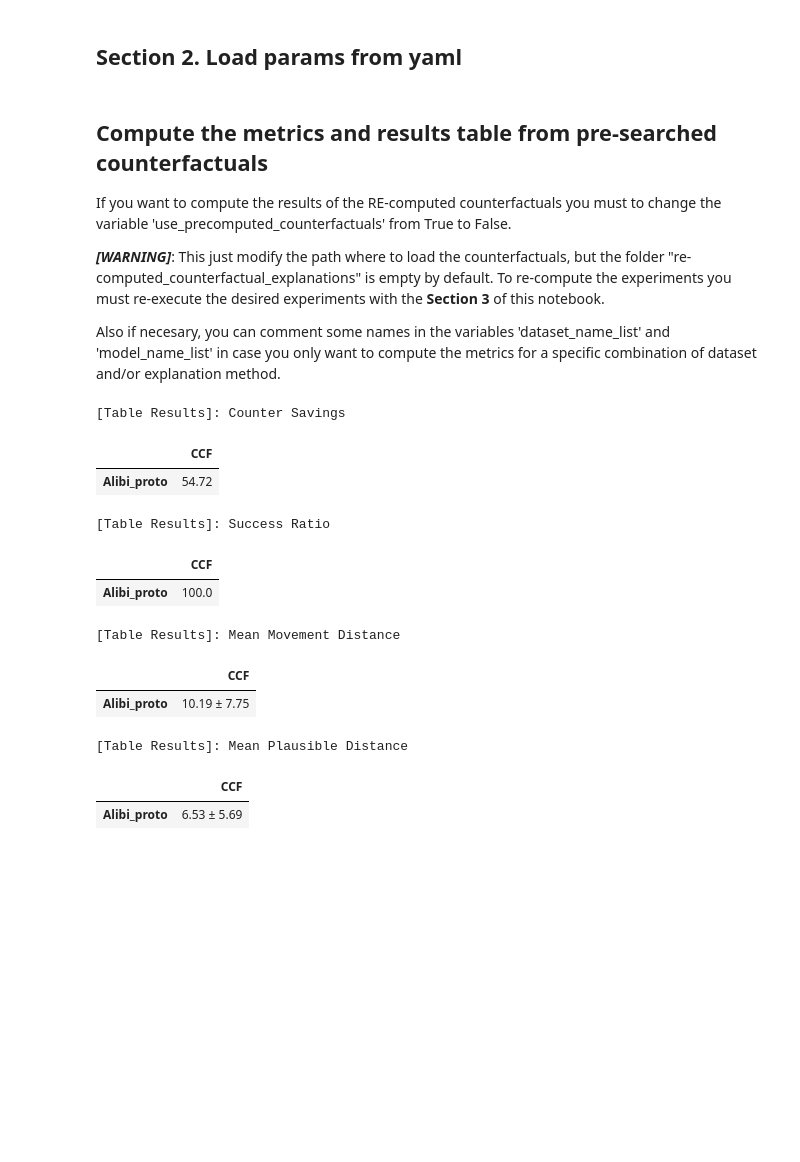
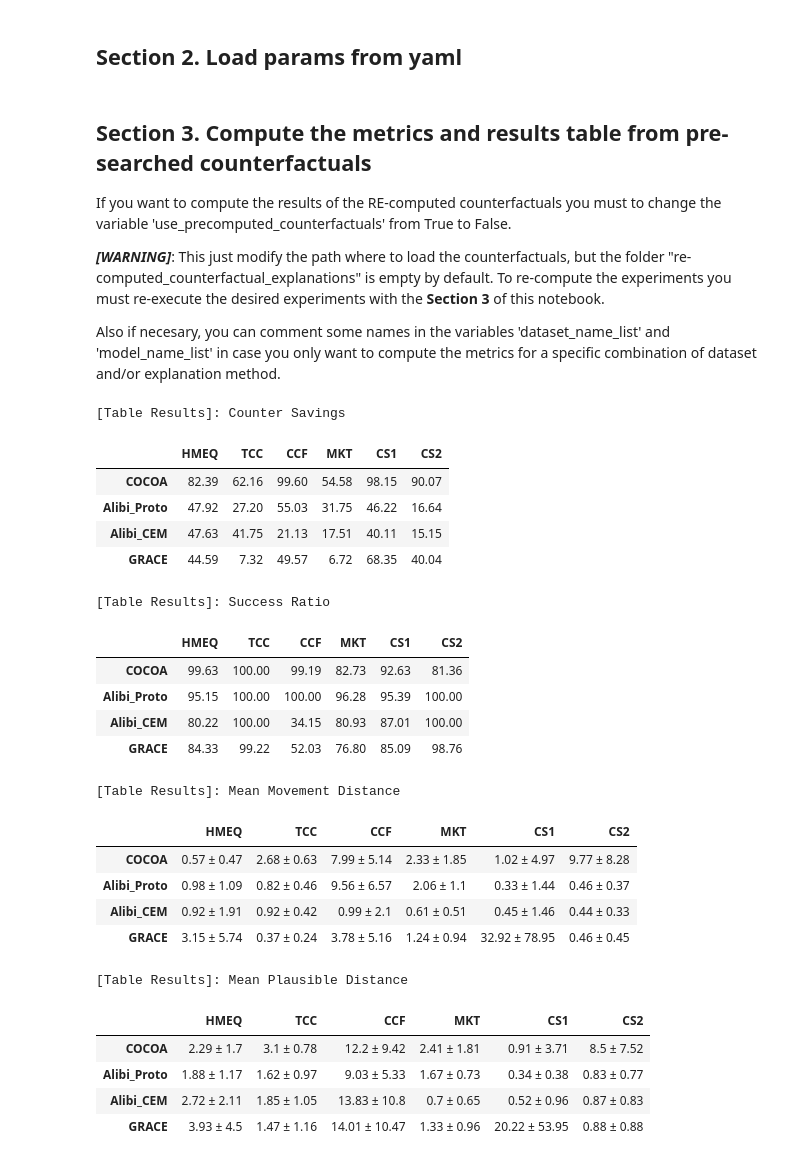
Before and after one commit to JavierMediaRB/EDCcounterfactuals, a Jupyter notebook: notebooks/Compute_experiments_with_Alibi_Proto.ipynb, the cells around one changed output. Drawn from its saved outputs; the diff is of its cells as text; code cells hidden in the pictures; blank space fills up the shorter version.

```diff
--- a/notebooks/Compute_experiments_with_Alibi_Proto.ipynb
+++ b/notebooks/Compute_experiments_with_Alibi_Proto.ipynb
@@ -39,7 +38,7 @@ path_pretrained_model = "../data/pretrained_clasification_models/"
 path_data = "../data/datasets/"
 ###########################
 # %% [markdown]
-## Compute the metrics and results table from pre-searched counterfactuals
+## Section 3. Compute the metrics and results table from pre-searched counterfactuals
 
 If you want to compute the results of the RE-computed counterfactuals you must to change the variable 'use_precomputed_counterfactuals' from True to False.
 
@@ -49,20 +48,20 @@ Also if necesary, you can comment some names in the variables 'dataset_name_list
 # %%
 ########### Modificable params ###########
 dataset_name_list = [  # Comment any dataset to not compute the metrics of its counterfactuals.
-                     #'HMEQ',
-                     #'TCC',
+                     'HMEQ',
+                     'TCC',
                      'CCF',
-                     #'MKT',
-                     #'CS1',
-                     #'CS2',
+                     'MKT',
+                     'CS1',
+                     'CS2',
                      ]
 method_name_list = [  # Comment any method to not compute the metrics of its counterfactuals.
-                    #'Proposed',
-                    'Alibi_proto',
-                    #'Alibi_cem',
-                    #'GRACE'
+                    'COCOA',
+                    'Alibi_Proto',
+                    'Alibi_CEM',
+                    'GRACE'
                     ]
-use_precomputed_counterfactuals = False  # Change to False for compute metrics of RE-computed counterfactuals.
+use_precomputed_counterfactuals = True  # Change to False for compute metrics of RE-computed counterfactuals.
 verbose = False
 ##########################################
 
@@ -70,42 +69,54 @@ if use_precomputed_counterfactuals:
     # To compute the resulting metrics of the PRE-computed counterfactuals
     load_experiments_path = path_precomputed_counterfactuals
 else:
     # To compute the resulting metrics of the RE-computed counterfactuals
     load_experiments_path = path_save_counterfactual
 
 final_results = compute_metrics(method_name_list=method_name_list,
                                 dataset_name_list=dataset_name_list,
                                 load_experiments_path=load_experiments_path,
                                 verbose=verbose)
 
 global_mean_orig_distance = final_results['global_mean_orig_distance']
 global_mean_plausible_distance = final_results['global_mean_plausible_distance']
 global_succeed_ratio = final_results['global_succeed_ratio']
 global_counter_savings = final_results['global_counter_savings']
 global_results_dict = final_results['global_results_dict']
 
 print("\n\n[Table Results]: Counter Savings")
 display(pandas.DataFrame(global_counter_savings).transpose())
 
 print("\n\n[Table Results]: Success Ratio")
 display(pandas.DataFrame(global_succeed_ratio).transpose())
 
 print("\n\n[Table Results]: Mean Movement Distance")
 display(pandas.DataFrame(global_mean_orig_distance).transpose())
 
 print("\n\n[Table Results]: Mean Plausible Distance")
 display(pandas.DataFrame(global_mean_plausible_distance).transpose())
 # %% [output]
 [Table Results]: Counter Savings
-|  | CCF |
-| Alibi_proto | 54.72 |
+|  | HMEQ | TCC | CCF | MKT | CS1 | CS2 |
+| COCOA | 82.39 | 62.16 | 99.60 | 54.58 | 98.15 | 90.07 |
+| Alibi_Proto | 47.92 | 27.20 | 55.03 | 31.75 | 46.22 | 16.64 |
+| Alibi_CEM | 47.63 | 41.75 | 21.13 | 17.51 | 40.11 | 15.15 |
+| GRACE | 44.59 | 7.32 | 49.57 | 6.72 | 68.35 | 40.04 |
 [Table Results]: Success Ratio
-|  | CCF |
-| Alibi_proto | 100.0 |
+|  | HMEQ | TCC | CCF | MKT | CS1 | CS2 |
+| COCOA | 99.63 | 100.00 | 99.19 | 82.73 | 92.63 | 81.36 |
+| Alibi_Proto | 95.15 | 100.00 | 100.00 | 96.28 | 95.39 | 100.00 |
+| Alibi_CEM | 80.22 | 100.00 | 34.15 | 80.93 | 87.01 | 100.00 |
+| GRACE | 84.33 | 99.22 | 52.03 | 76.80 | 85.09 | 98.76 |
 [Table Results]: Mean Movement Distance
-|  | CCF |
-| Alibi_proto | 10.19 ± 7.75 |
+|  | HMEQ | TCC | CCF | MKT | CS1 | CS2 |
+| COCOA | 0.57 ± 0.47 | 2.68 ± 0.63 | 7.99 ± 5.14 | 2.33 ± 1.85 | 1.02 ± 4.97 | 9.77 ± 8.28 |
+| Alibi_Proto | 0.98 ± 1.09 | 0.82 ± 0.46 | 9.56 ± 6.57 | 2.06 ± 1.1 | 0.33 ± 1.44 | 0.46 ± 0.37 |
+| Alibi_CEM | 0.92 ± 1.91 | 0.92 ± 0.42 | 0.99 ± 2.1 | 0.61 ± 0.51 | 0.45 ± 1.46 | 0.44 ± 0.33 |
+| GRACE | 3.15 ± 5.74 | 0.37 ± 0.24 | 3.78 ± 5.16 | 1.24 ± 0.94 | 32.92 ± 78.95 | 0.46 ± 0.45 |
 [Table Results]: Mean Plausible Distance
-|  | CCF |
-| Alibi_proto | 6.53 ± 5.69 |
+|  | HMEQ | TCC | CCF | MKT | CS1 | CS2 |
+| COCOA | 2.29 ± 1.7 | 3.1 ± 0.78 | 12.2 ± 9.42 | 2.41 ± 1.81 | 0.91 ± 3.71 | 8.5 ± 7.52 |
+| Alibi_Proto | 1.88 ± 1.17 | 1.62 ± 0.97 | 9.03 ± 5.33 | 1.67 ± 0.73 | 0.34 ± 0.38 | 0.83 ± 0.77 |
+| Alibi_CEM | 2.72 ± 2.11 | 1.85 ± 1.05 | 13.83 ± 10.8 | 0.7 ± 0.65 | 0.52 ± 0.96 | 0.87 ± 0.83 |
+| GRACE | 3.93 ± 4.5 | 1.47 ± 1.16 | 14.01 ± 10.47 | 1.33 ± 0.96 | 20.22 ± 53.95 | 0.88 ± 0.88 |
 # %% [markdown]
```
Also changed, not shown: parts of 4 cells of this notebook, 55 other files.
